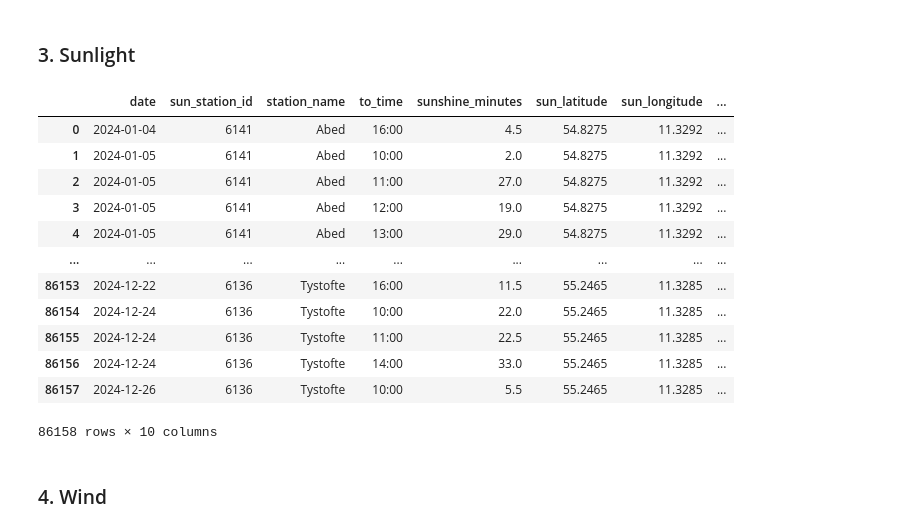
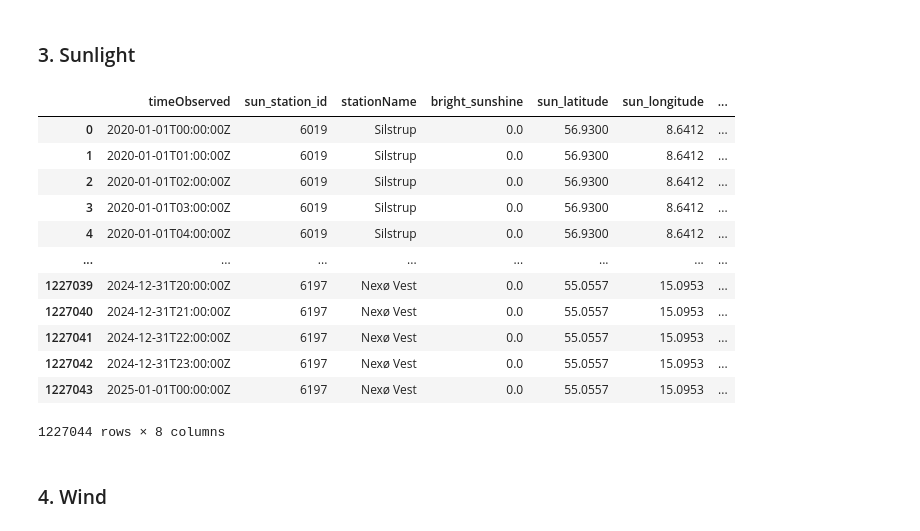
Before and after one commit to The-European-Avengers/BigDataProject, a Jupyter notebook: price_prediction.ipynb, the cells around one changed output. Drawn from its saved outputs; the diff is of its cells as text; code cells hidden in the pictures.

```diff
--- a/price_prediction.ipynb
+++ b/price_prediction.ipynb
@@ -140,40 +122,46 @@ display(consumption)
 # %% [markdown]
 ### 3. Sunlight
 # %%
-sunlight = pd.read_csv('weather/all_danish_hourly_sunlight_2024 formatted.csv', delimiter=';')
-# sunlight = pd.read_csv('https://raw.githubusercontent.com/The-European-Avengers/BigDataProject/main/weather/all_danish_hourly_sunlight_2024%20formatted.csv', delimiter=';')
+stations = pd.read_csv('dmi/datasets/dmi_sunlight_stations.csv', delimiter=',')
 
-sunlight['datetime'] = pd.to_datetime(
-    sunlight['date'] + ' ' + sunlight['to_time'],
-    format='%Y-%m-%d %H:%M'  # matches your input
-)
+csv_files = glob.glob(os.path.join('dmi/datasets', '*sunshine.csv'))
+sunlight = pd.concat((pd.read_csv(f) for f in csv_files), ignore_index=True)
 
 # Force timezone UTC
-sunlight['datetime'] = sunlight['datetime'].dt.tz_localize('UTC')
+sunlight['timeObserved'] = pd.to_datetime(sunlight['timeObserved'], format='mixed', utc=True)
 
 # Convert to ISO 8601 with Z suffix
-sunlight['datetime'] = sunlight['datetime'].dt.strftime('%Y-%m-%dT%H:%M:%SZ')
+sunlight['timeObserved'] = sunlight['timeObserved'].dt.strftime('%Y-%m-%dT%H:%M:%SZ')
+# Remove duplicates
+sunlight = sunlight.drop_duplicates(subset=['timeObserved', 'stationId'], keep='first')
+
+sunlight = sunlight.merge(stations[['station_id', 'latitude', 'longitude']],
+                          left_on='stationId',
+                          right_on='station_id',
+                          how='left')
 
 sunlight['CalculatedDKArea'] = sunlight.apply(lambda row: calculate_dk_area(row, 'longitude', 'longitude'), axis=1)
 sunlight['MunicipalityCode'] = sunlight.apply(lambda row: calculate_municipality_code(row), axis=1)
 
-sunlight = sunlight.rename(columns={'latitude': 'sun_latitude', 'longitude': 'sun_longitude', 'station_id': 'sun_station_id'})
+sunlight = sunlight.rename(
+    columns={'latitude': 'sun_latitude', 'longitude': 'sun_longitude', 'stationId': 'sun_station_id'})
+sunlight = sunlight.drop(columns=['station_id'])
 
 display(sunlight)
 # %% [output]
-|  | date | sun_station_id | station_name | to_time | sunshine_minutes | sun_latitude | sun_longitude | ... |
-| 0 | 2024-01-04 | 6141 | Abed | 16:00 | 4.5 | 54.8275 | 11.3292 | ... |
-| 1 | 2024-01-05 | 6141 | Abed | 10:00 | 2.0 | 54.8275 | 11.3292 | ... |
-| 2 | 2024-01-05 | 6141 | Abed | 11:00 | 27.0 | 54.8275 | 11.3292 | ... |
-| 3 | 2024-01-05 | 6141 | Abed | 12:00 | 19.0 | 54.8275 | 11.3292 | ... |
-| 4 | 2024-01-05 | 6141 | Abed | 13:00 | 29.0 | 54.8275 | 11.3292 | ... |
-| ... | ... | ... | ... | ... | ... | ... | ... | ... |
-| 86153 | 2024-12-22 | 6136 | Tystofte | 16:00 | 11.5 | 55.2465 | 11.3285 | ... |
-| 86154 | 2024-12-24 | 6136 | Tystofte | 10:00 | 22.0 | 55.2465 | 11.3285 | ... |
-| 86155 | 2024-12-24 | 6136 | Tystofte | 11:00 | 22.5 | 55.2465 | 11.3285 | ... |
-| 86156 | 2024-12-24 | 6136 | Tystofte | 14:00 | 33.0 | 55.2465 | 11.3285 | ... |
-| 86157 | 2024-12-26 | 6136 | Tystofte | 10:00 | 5.5 | 55.2465 | 11.3285 | ... |
+|  | timeObserved | sun_station_id | stationName | bright_sunshine | sun_latitude | sun_longitude | ... |
+| 0 | 2020-01-01T00:00:00Z | 6019 | Silstrup | 0.0 | 56.9300 | 8.6412 | ... |
+| 1 | 2020-01-01T01:00:00Z | 6019 | Silstrup | 0.0 | 56.9300 | 8.6412 | ... |
+| 2 | 2020-01-01T02:00:00Z | 6019 | Silstrup | 0.0 | 56.9300 | 8.6412 | ... |
+| 3 | 2020-01-01T03:00:00Z | 6019 | Silstrup | 0.0 | 56.9300 | 8.6412 | ... |
+| 4 | 2020-01-01T04:00:00Z | 6019 | Silstrup | 0.0 | 56.9300 | 8.6412 | ... |
+| ... | ... | ... | ... | ... | ... | ... | ... |
+| 1227039 | 2024-12-31T20:00:00Z | 6197 | Nexø Vest | 0.0 | 55.0557 | 15.0953 | ... |
+| 1227040 | 2024-12-31T21:00:00Z | 6197 | Nexø Vest | 0.0 | 55.0557 | 15.0953 | ... |
+| 1227041 | 2024-12-31T22:00:00Z | 6197 | Nexø Vest | 0.0 | 55.0557 | 15.0953 | ... |
+| 1227042 | 2024-12-31T23:00:00Z | 6197 | Nexø Vest | 0.0 | 55.0557 | 15.0953 | ... |
+| 1227043 | 2025-01-01T00:00:00Z | 6197 | Nexø Vest | 0.0 | 55.0557 | 15.0953 | ... |
-86158 rows × 10 columns
+1227044 rows × 8 columns
 # %% [markdown]
 ### 4. Wind
 # %%
```
Also changed, not shown: parts of 7 cells of this notebook.
